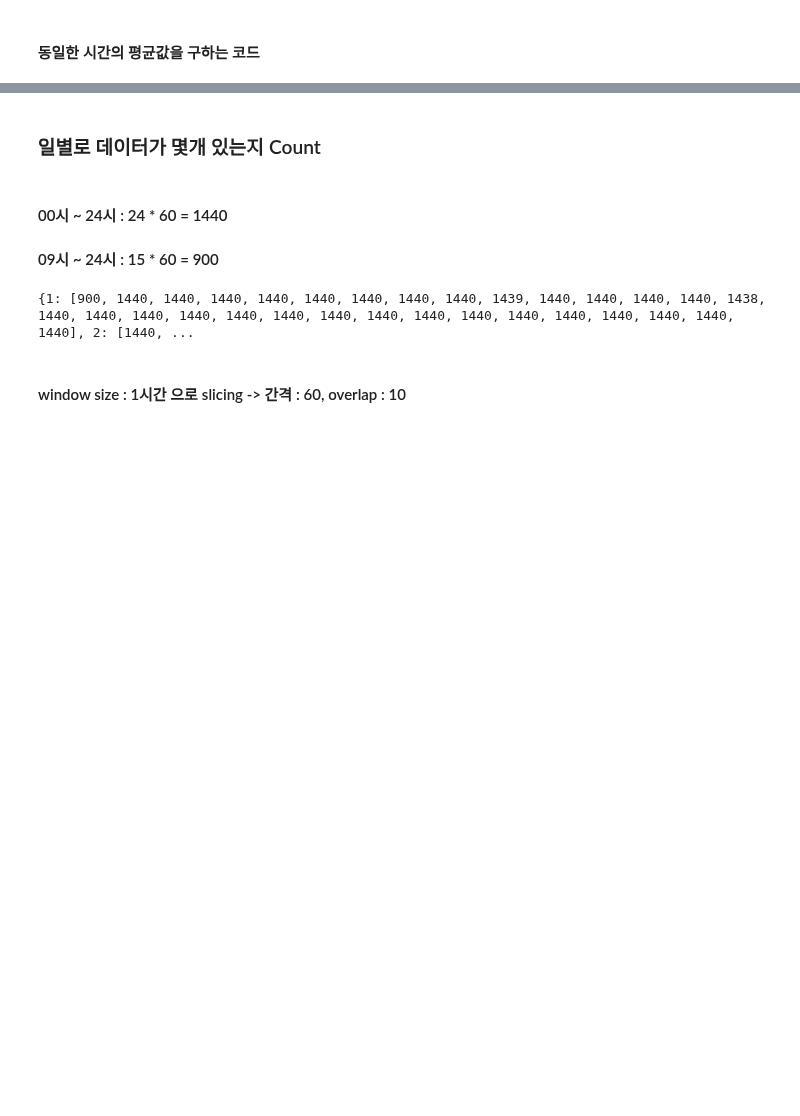
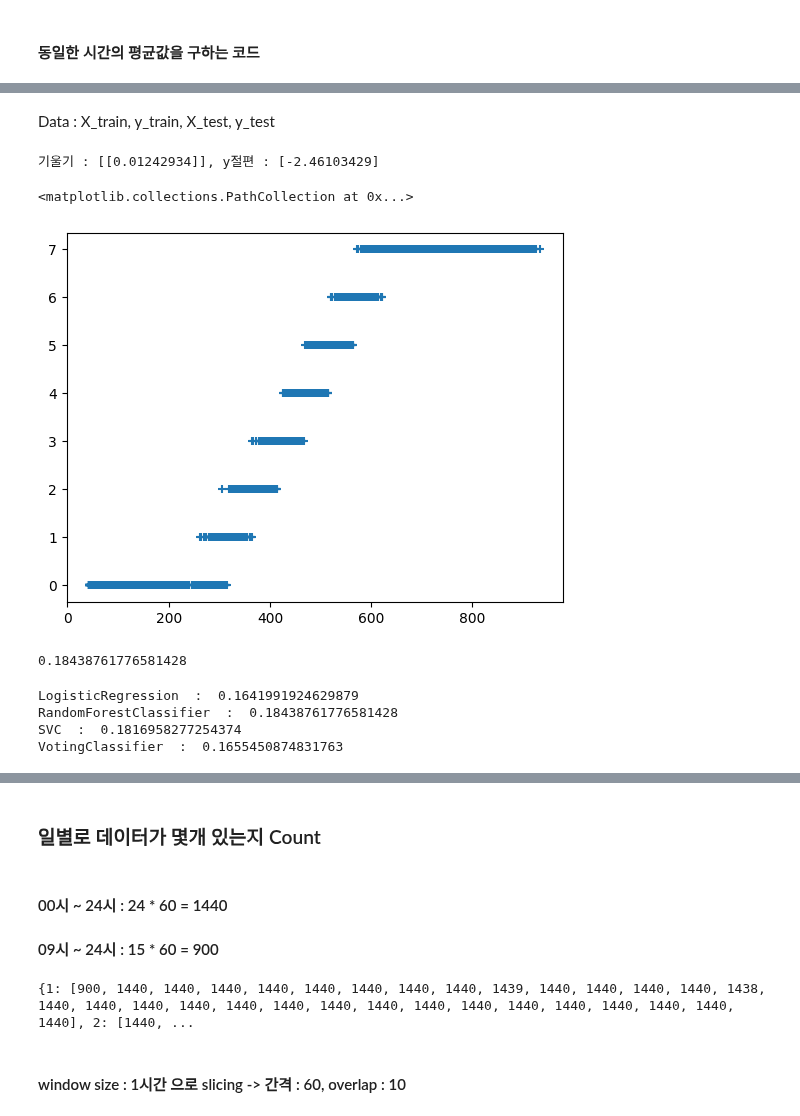
Before and after one commit to ksh914/hanhwa, a Jupyter notebook: data.ipynb, the cells around one changed output, grey strips where cells are left out. Saved outputs shown, nothing was run; the diff lists cells and outputs as text; code cells hidden in the pictures; blank space fills up the shorter version.

```diff
--- a/data.ipynb
+++ b/data.ipynb
@@ -70,0 +404,57 @@ df_gas_mean_new_7['GAS MEAN TEMP'][14945] = 270.72
+# %%
+X_train = df_train['temp']
+y_train = df_train['label']
+X_test = df_test['temp']
+y_test = df_test['label']
+# %% [markdown]
+Data : X_train, y_train, X_test, y_test
+# %%
+from sklearn.linear_model import LinearRegression
+
+model_lir = LinearRegression()
+model_lir.fit(X_train.values.reshape(-1,1), y_train.values.reshape(-1,1))
+lir_predict = model_lir.predict(X_train.values.reshape(-1,1))
+
+print("기울기 : {}, y절편 : {}".format(model_lir.coef_, model_lir.intercept_))
+
+
+plt.scatter(X_train.values.reshape(-1,1), y_train.values.reshape(-1,1), marker = '+')
+#plt.scatter(X_train.values.reshape(-1,1), lir_predict, marker = 'o')
+#plt.legend(['temp distribution','Linear Regression'])
+# %% [output]
+기울기 : [[0.01242934]], y절편 : [-2.46103429]
+<matplotlib.collections.PathCollection at 0x...>
+[figure, added]
+# %%
+from sklearn.tree import DecisionTreeClassifier
+
+dt = DecisionTreeClassifier()
+dt.fit(X_train.values.reshape(-1,1), y_train.values.reshape(-1,1))
+y_pred = dt.predict(X_test.values.reshape(-1,1))
+print(accuracy_score(y_test.values.reshape(-1,1), y_pred))
+# %% [output]
+0.18438761776581428
+# %%
+from sklearn.linear_model import LogisticRegression
+from sklearn.ensemble import VotingClassifier, RandomForestClassifier, BaggingClassifier
+from sklearn.svm import SVC
+
+log_model = LogisticRegression()
+rnd_model = RandomForestClassifier()
+svm_model = SVC()
+
+voting_model = VotingClassifier(
+    estimators=[('lr',log_model),('rf',rnd_model),('svc',svm_model)], # 3개의 약한 학습기
+    voting='hard' # 직접 투표(hard voting)
+)
+voting_model.fit(X_train.values.reshape(-1,1),y_train.values.reshape(-1,1))
+
+for model in (log_model,rnd_model,svm_model,voting_model):
+  model.fit(X_train.values.reshape(-1,1),y_train.values.reshape(-1,1))
+  y_pred = model.predict(X_test.values.reshape(-1,1))
+  print(model.__class__.__name__," : ",accuracy_score(y_test,y_pred))
+# %% [output]
+LogisticRegression  :  0.1641991924629879
+RandomForestClassifier  :  0.18438761776581428
+SVC  :  0.1816958277254374
+VotingClassifier  :  0.1655450874831763
```
Also changed, not shown: parts of 37 cells of this notebook, 10 other files.
